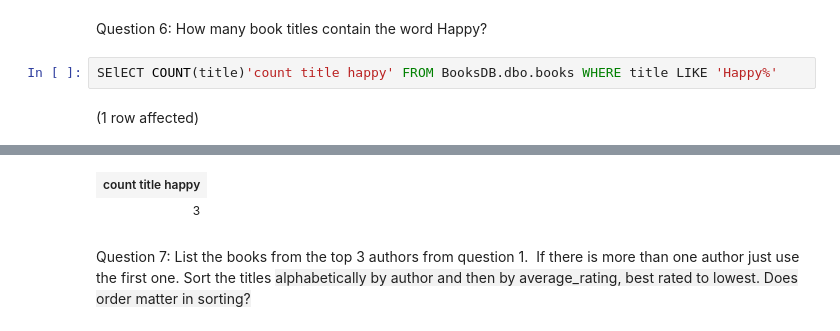
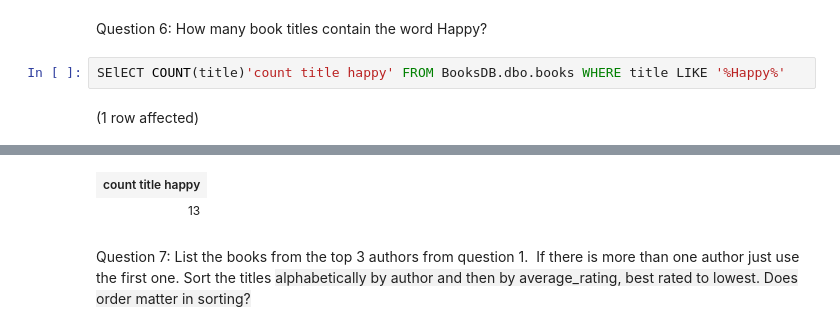
Before and after one commit to souji1991/SQL-Part-1-Studio, a Jupyter notebook: SQL-Part-1-Studio.ipynb, the cells around one changed output, grey strips where cells are left out. Drawn from its saved outputs; the diff is of its cells as text.

```diff
--- a/SQL-Part-1-Studio.ipynb
+++ b/SQL-Part-1-Studio.ipynb
@@ -79,6 +106,6 @@ Total execution time: 00:00:00.048
 # %% [markdown]
 Question 6: How many book titles contain the word Happy?
 # %%
-SElECT COUNT(title)'count title happy' FROM BooksDB.dbo.books WHERE title LIKE 'Happy%'
+SElECT COUNT(title)'count title happy' FROM BooksDB.dbo.books WHERE title LIKE '%Happy%'
 # %% [output]
 (1 row affected)
@@ -86,5 +113,5 @@ Total execution time: 00:00:00.041
 | count title happy |
-| 3 |
+| 13 |
 # %% [markdown]
 Question 7: List the books from the top 3 authors from question 1.  If there is more than one author just use the first one. Sort the titles <span style="background-color: rgba(127, 127, 127, 0.1); font-family: -apple-system, BlinkMacSystemFont, sans-serif;">alphabetically by author and then by average_rating, best rated to lowest. Does order matter in sorting?</span>
 # %%
```
Also changed, not shown: parts of 20 cells of this notebook.
